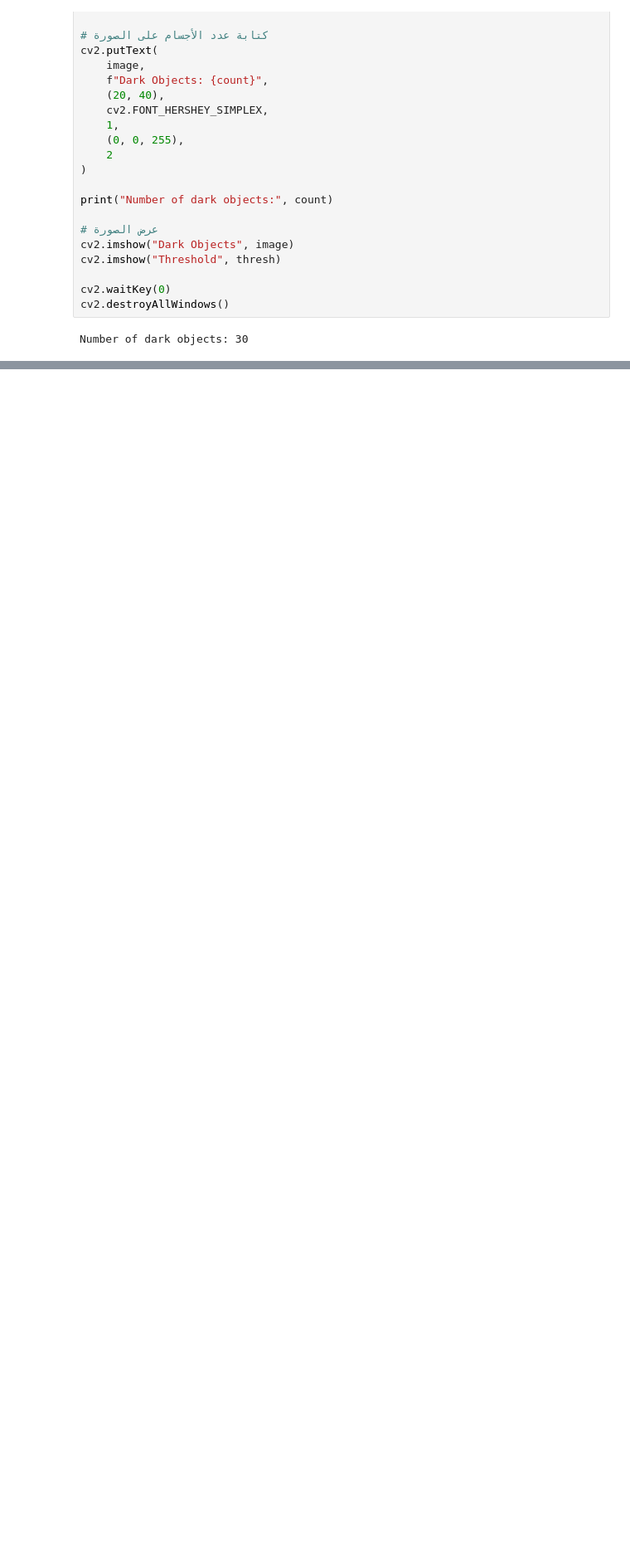
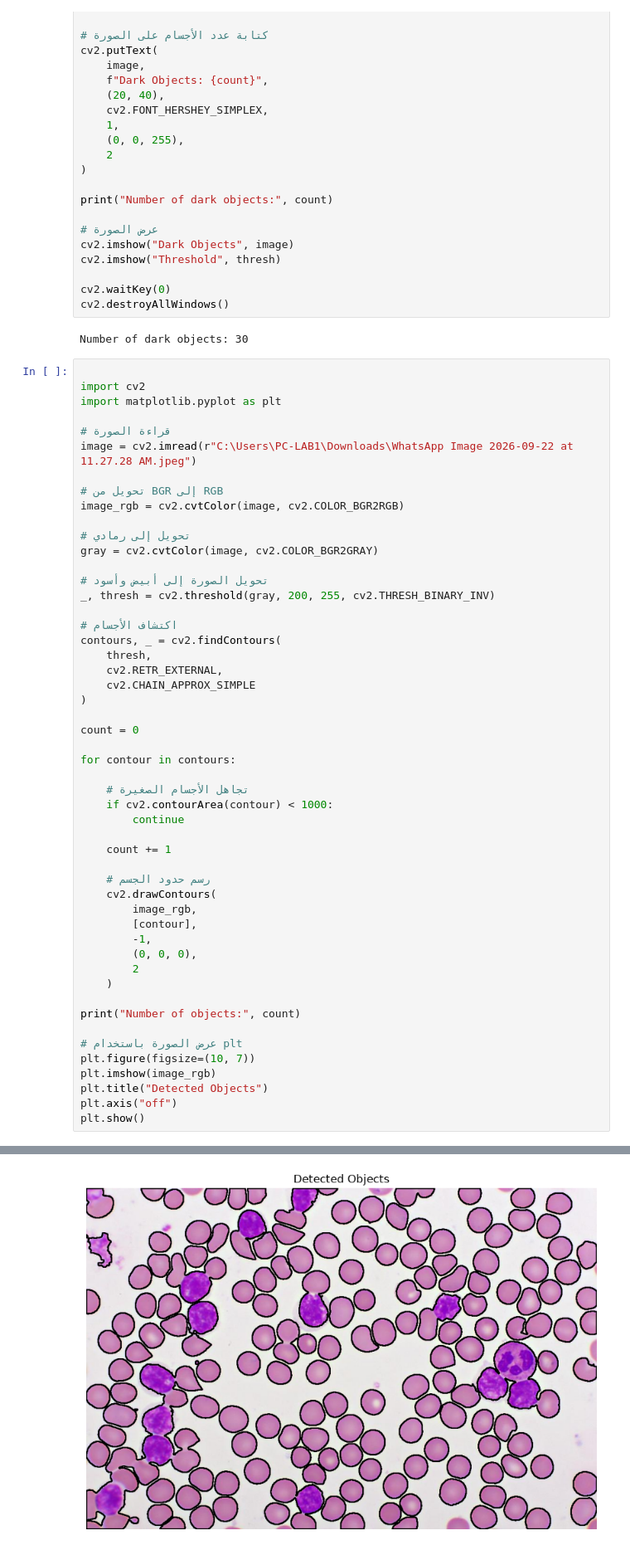
Before and after one commit to blaww803-boop/image-video-ai-2026-studentname, a Jupyter notebook: day-2/test-2.ipynb, the cells around one changed output, grey strips where cells are left out. Shown at 83% size. Drawn from its saved outputs; the diff is of its cells as text; blank space fills up the shorter version.

```diff
--- a/day-2/test-2.ipynb
+++ b/day-2/test-2.ipynb
@@ -54,3 +54,55 @@ cv2.waitKey(0)
 cv2.destroyAllWindows()
 # %% [output]
 Number of dark objects: 30
+# %%
+
+import cv2
+import matplotlib.pyplot as plt
+
+# قراءة الصورة
+image = cv2.imread(r"C:\Users\PC-LAB1\Downloads\WhatsApp Image 2026-09-22 at 11.27.28 AM.jpeg")
+
+# تحويل من BGR إلى RGB
+image_rgb = cv2.cvtColor(image, cv2.COLOR_BGR2RGB)
+
+# تحويل إلى رمادي
+gray = cv2.cvtColor(image, cv2.COLOR_BGR2GRAY)
+
+# تحويل الصورة إلى أبيض وأسود
+_, thresh = cv2.threshold(gray, 200, 255, cv2.THRESH_BINARY_INV)
+
+# اكتشاف الأجسام
+contours, _ = cv2.findContours(
+    thresh,
+    cv2.RETR_EXTERNAL,
+    cv2.CHAIN_APPROX_SIMPLE
+)
+
+count = 0
+
+for contour in contours:
+
+    # تجاهل الأجسام الصغيرة
+    if cv2.contourArea(contour) < 1000:
+        continue
+
+    count += 1
+
+    # رسم حدود الجسم
+    cv2.drawContours(
+        image_rgb,
+        [contour],
+        -1,
+        (0, 0, 0),
+        2
+    )
+
+print("Number of objects:", count)
+
+# عرض الصورة باستخدام plt
+plt.figure(figsize=(10, 7))
+plt.imshow(image_rgb)
+plt.title("Detected Objects")
+plt.axis("off")
+plt.show()
+# %% [output]
@@ -56,0 +110 @@ Number of dark objects: 30
+[figure, added]
```
Also changed, not shown: parts of 4 cells of this notebook, 10 other files.
